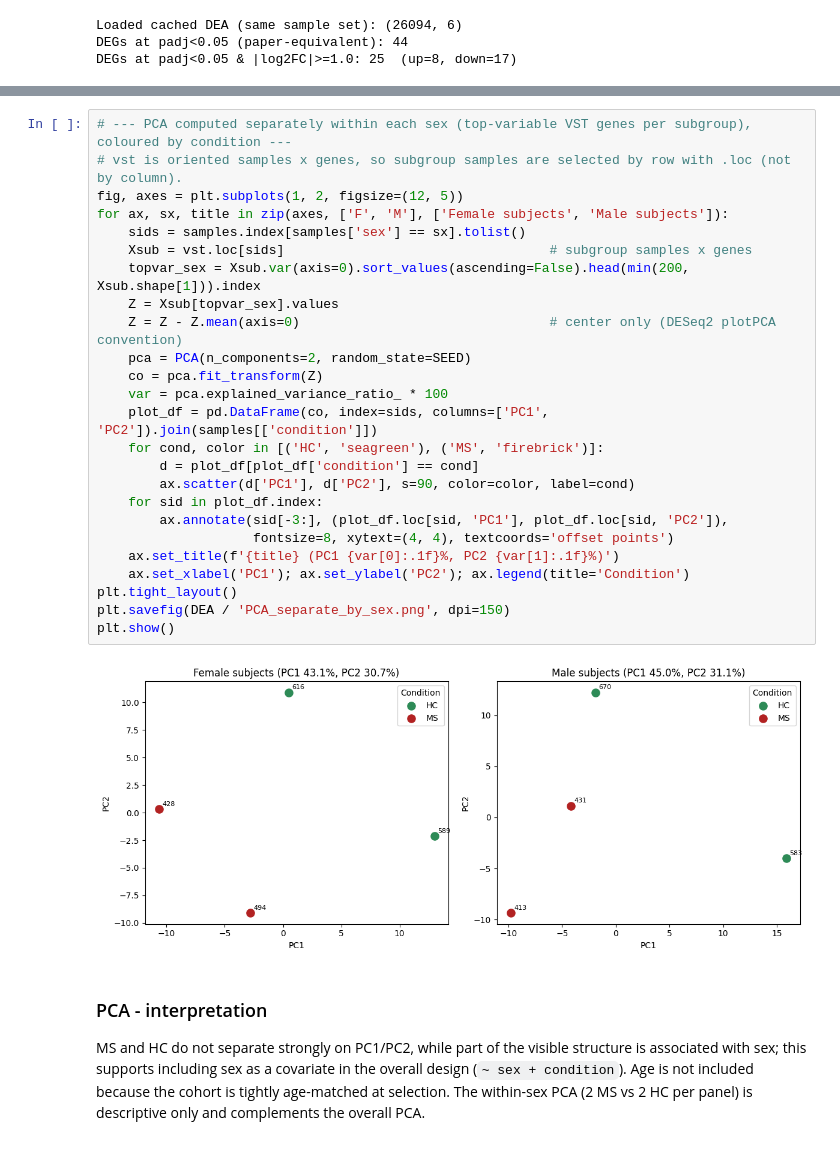
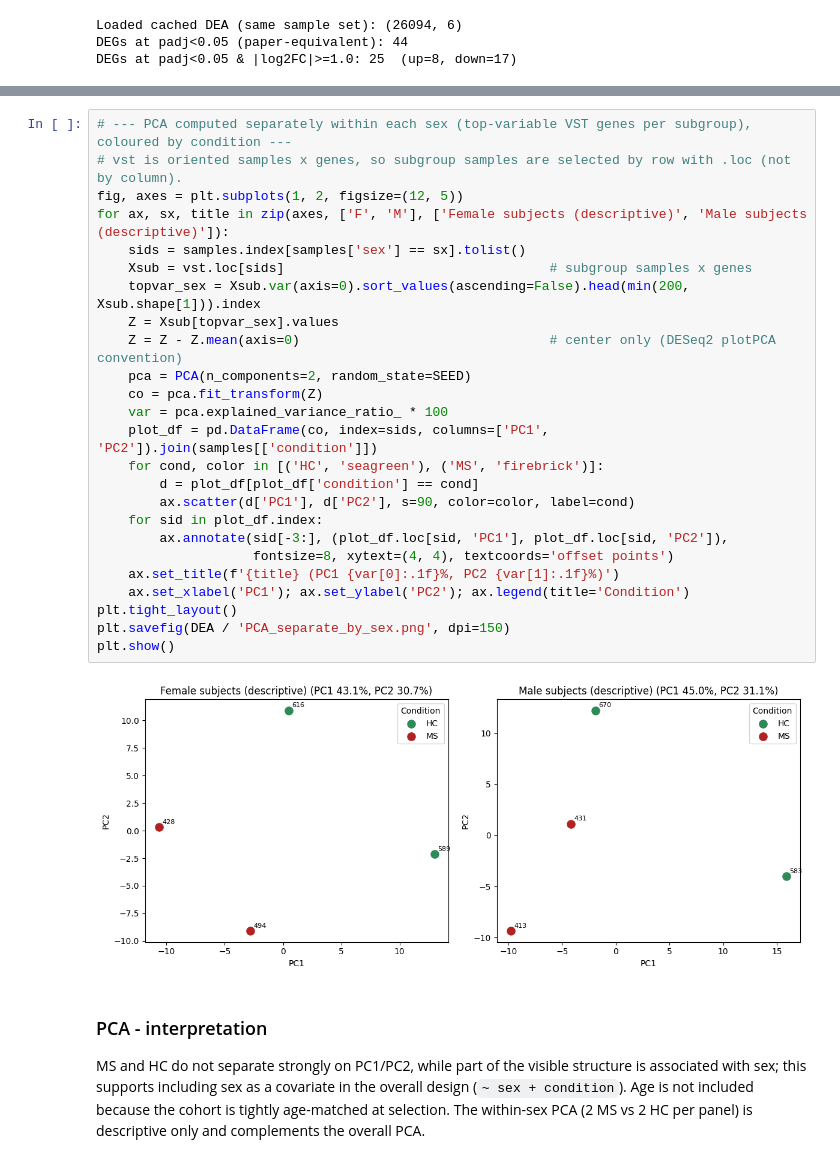
Before and after one commit to ilegul/ms-cd4, a Jupyter notebook: notebooks/BSB_CD4_MS_assignment.ipynb, the cells around one changed output, grey strips where cells are left out. Cells and saved outputs as stored; diff of their text form.

```diff
--- a/notebooks/BSB_CD4_MS_assignment.ipynb
+++ b/notebooks/BSB_CD4_MS_assignment.ipynb
@@ -1221,30 +1235,30 @@ Fitting dispersions...
 # %%
 # --- PCA computed separately within each sex (top-variable VST genes per subgroup), coloured by condition ---
 # vst is oriented samples x genes, so subgroup samples are selected by row with .loc (not by column).
 fig, axes = plt.subplots(1, 2, figsize=(12, 5))
-for ax, sx, title in zip(axes, ['F', 'M'], ['Female subjects', 'Male subjects']):
+for ax, sx, title in zip(axes, ['F', 'M'], ['Female subjects (descriptive)', 'Male subjects (descriptive)']):
     sids = samples.index[samples['sex'] == sx].tolist()
     Xsub = vst.loc[sids]                                  # subgroup samples x genes
     topvar_sex = Xsub.var(axis=0).sort_values(ascending=False).head(min(200, Xsub.shape[1])).index
     Z = Xsub[topvar_sex].values
     Z = Z - Z.mean(axis=0)                                # center only (DESeq2 plotPCA convention)
     pca = PCA(n_components=2, random_state=SEED)
     co = pca.fit_transform(Z)
     var = pca.explained_variance_ratio_ * 100
     plot_df = pd.DataFrame(co, index=sids, columns=['PC1', 'PC2']).join(samples[['condition']])
     for cond, color in [('HC', 'seagreen'), ('MS', 'firebrick')]:
         d = plot_df[plot_df['condition'] == cond]
         ax.scatter(d['PC1'], d['PC2'], s=90, color=color, label=cond)
     for sid in plot_df.index:
         ax.annotate(sid[-3:], (plot_df.loc[sid, 'PC1'], plot_df.loc[sid, 'PC2']),
                     fontsize=8, xytext=(4, 4), textcoords='offset points')
     ax.set_title(f'{title} (PC1 {var[0]:.1f}%, PC2 {var[1]:.1f}%)')
     ax.set_xlabel('PC1'); ax.set_ylabel('PC2'); ax.legend(title='Condition')
 plt.tight_layout()
 plt.savefig(DEA / 'PCA_separate_by_sex.png', dpi=150)
 plt.show()
 # %% [output]
-[figure, old version]
+[figure, new version]
 # %% [markdown]
 ### PCA - interpretation
 
```
Also changed, not shown: parts of 19 cells of this notebook, 19 other files.
